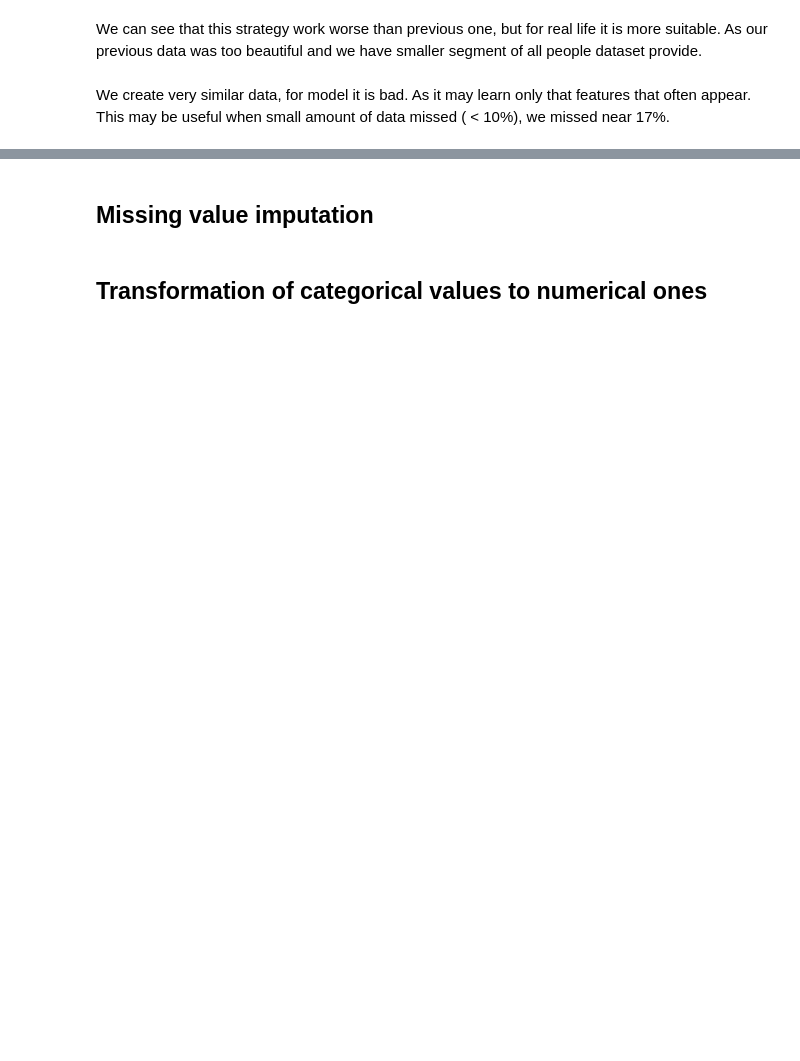
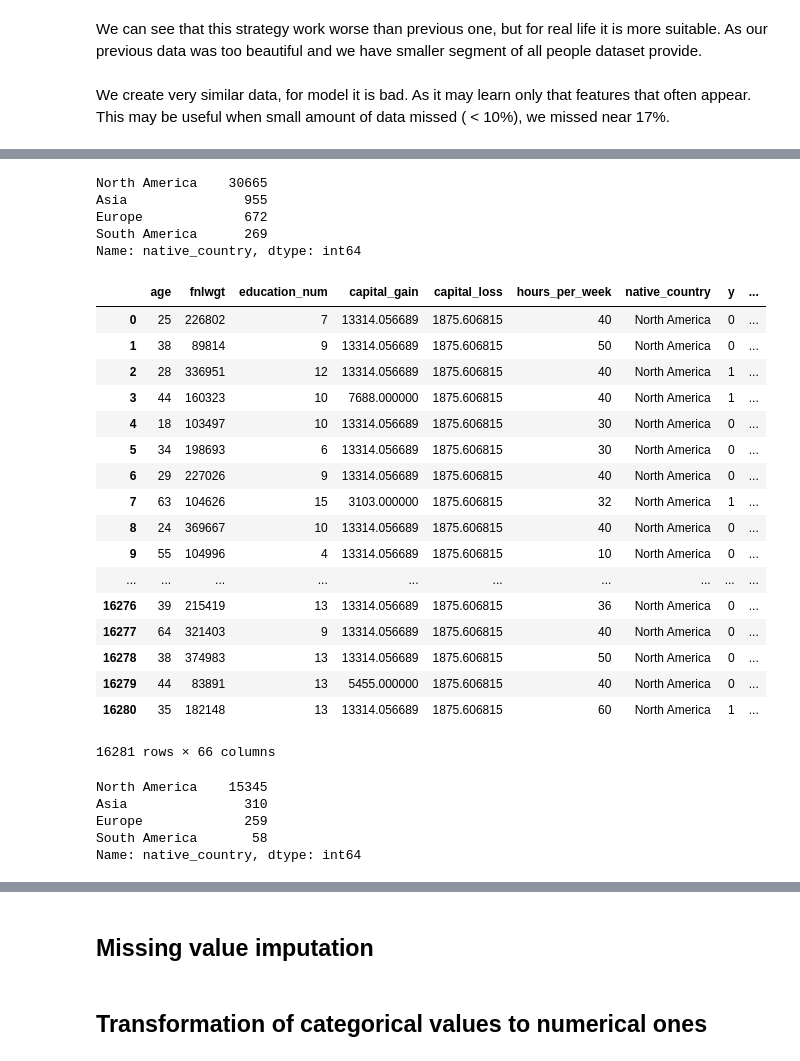
Before and after one commit to irazakharchenko/data_preparation_lab3, a Jupyter notebook: logistic_regression_census.ipynb, the cells around one changed output, grey strips where cells are left out. Saved outputs shown, nothing was run; the diff lists cells and outputs as text; code cells hidden in the pictures; blank space fills up the shorter version.

```diff
--- a/logistic_regression_census.ipynb
+++ b/logistic_regression_census.ipynb
@@ -203,0 +308,12 @@ This may be useful when small amount of data missed ( < 10%), we missed near 17%
+# %%
+train = pd.get_dummies(adult_train, columns = ['workclass', 'education', 'marital_status', 'occupation', 'relationship', 'race', 'sex', ])
+test  = pd.get_dummies(adult_test, columns = ['workclass', 'education', 'marital_status', 'occupation', 'relationship', 'race', 'sex', ])
+
+# transform y
+train.loc[train['y'] == '>50K', 'y'] = 1
+train.loc[train['y'] == '<=50K', 'y'] = 0
+
+test.loc[test['y'] == '>50K.', 'y'] = 1
+test.loc[test['y'] == '<=50K.', 'y'] = 0
+
+# test['native_country_Holand-Netherlands'] = 0
@@ -203,0 +377,40 @@ This may be useful when small amount of data missed ( < 10%), we missed near 17%
+# %%
+general_train = change_missed_val(general_train, country_res, "native_country")
+general_train["native_country"].value_counts()
+# %% [output]
+North America    30665
+Asia               955
+Europe             672
+South America      269
+Name: native_country, dtype: int64
+# %%
+test
+# %% [output]
+|  | age | fnlwgt | education_num | capital_gain | capital_loss | hours_per_week | native_country | y | ... |
+| 0 | 25 | 226802 | 7 | 13314.056689 | 1875.606815 | 40 | North America | 0 | ... |
+| 1 | 38 | 89814 | 9 | 13314.056689 | 1875.606815 | 50 | North America | 0 | ... |
+| 2 | 28 | 336951 | 12 | 13314.056689 | 1875.606815 | 40 | North America | 1 | ... |
+| 3 | 44 | 160323 | 10 | 7688.000000 | 1875.606815 | 40 | North America | 1 | ... |
+| 4 | 18 | 103497 | 10 | 13314.056689 | 1875.606815 | 30 | North America | 0 | ... |
+| 5 | 34 | 198693 | 6 | 13314.056689 | 1875.606815 | 30 | North America | 0 | ... |
+| 6 | 29 | 227026 | 9 | 13314.056689 | 1875.606815 | 40 | North America | 0 | ... |
+| 7 | 63 | 104626 | 15 | 3103.000000 | 1875.606815 | 32 | North America | 1 | ... |
+| 8 | 24 | 369667 | 10 | 13314.056689 | 1875.606815 | 40 | North America | 0 | ... |
+| 9 | 55 | 104996 | 4 | 13314.056689 | 1875.606815 | 10 | North America | 0 | ... |
+| ... | ... | ... | ... | ... | ... | ... | ... | ... | ... |
+| 16276 | 39 | 215419 | 13 | 13314.056689 | 1875.606815 | 36 | North America | 0 | ... |
+| 16277 | 64 | 321403 | 9 | 13314.056689 | 1875.606815 | 40 | North America | 0 | ... |
+| 16278 | 38 | 374983 | 13 | 13314.056689 | 1875.606815 | 50 | North America | 0 | ... |
+| 16279 | 44 | 83891 | 13 | 5455.000000 | 1875.606815 | 40 | North America | 0 | ... |
+| 16280 | 35 | 182148 | 13 | 13314.056689 | 1875.606815 | 60 | North America | 1 | ... |
+16281 rows × 66 columns
+# %%
+train_country = test.loc[ test["native_country"] != "?", :]
+test_country = test.loc[ test["native_country"] == "?", :]
+train_country["native_country"].value_counts()
+# %% [output]
+North America    15345
+Asia               310
+Europe             259
+South America       58
+Name: native_country, dtype: int64
```
Also changed, not shown: parts of 27 cells of this notebook.
